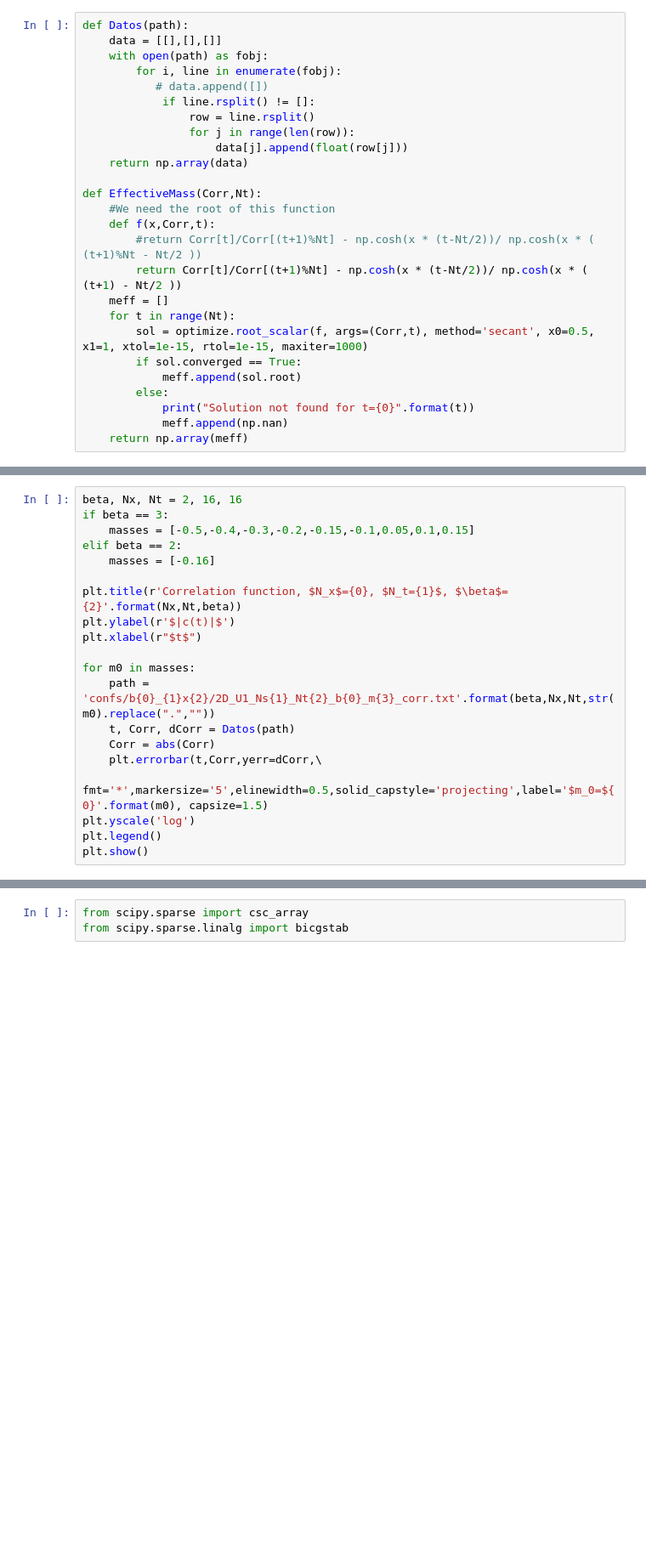
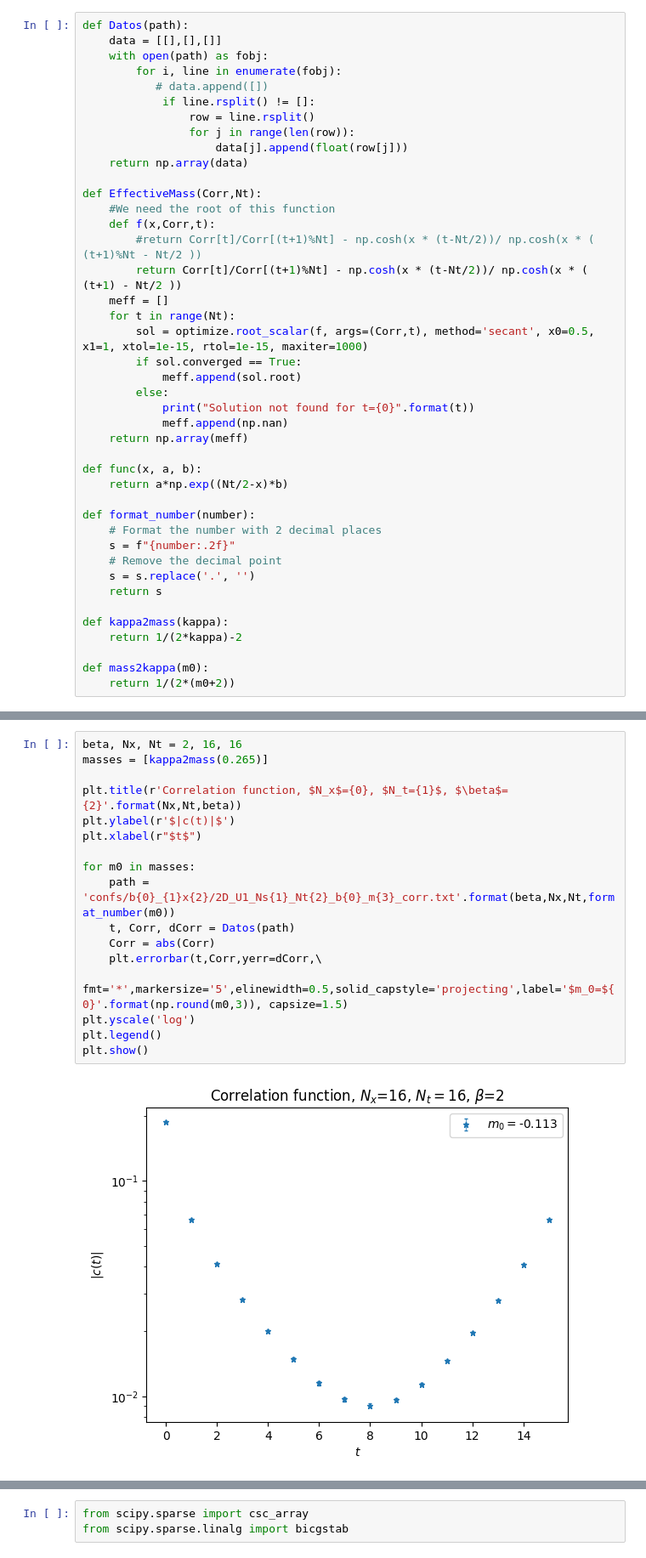
Before and after one commit to Fabian2598/SchwingerModel, a Jupyter notebook: mass_analysis.ipynb, the cells around one changed output, grey strips where cells are left out. Shown: that part at 85% size. Saved outputs shown, nothing was run; the diff lists cells and outputs as text; blank space fills up the shorter version.

```diff
--- a/mass_analysis.ipynb
+++ b/mass_analysis.ipynb
@@ -28,3 +29,19 @@ def EffectiveMass(Corr,Nt):
             print("Solution not found for t={0}".format(t))
             meff.append(np.nan)
     return np.array(meff)
+
+def func(x, a, b):
+    return a*np.exp((Nt/2-x)*b)
+
+def format_number(number):
+    # Format the number with 2 decimal places
+    s = f"{number:.2f}"
+    # Remove the decimal point
+    s = s.replace('.', '')
+    return s
+
+def kappa2mass(kappa):
+    return 1/(2*kappa)-2
+
+def mass2kappa(m0):
+    return 1/(2*(m0+2))
@@ -31,23 +52,22 @@ def EffectiveMass(Corr,Nt):
 # %%
 beta, Nx, Nt = 2, 16, 16
-if beta == 3:
-    masses = [-0.5,-0.4,-0.3,-0.2,-0.15,-0.1,0.05,0.1,0.15]
-elif beta == 2:
-    masses = [-0.16]
+masses = [kappa2mass(0.265)]
 
 plt.title(r'Correlation function, $N_x$={0}, $N_t={1}$, $\beta$={2}'.format(Nx,Nt,beta))
 plt.ylabel(r'$|c(t)|$')
 plt.xlabel(r"$t$")
 
 for m0 in masses:
-    path = 'confs/b{0}_{1}x{2}/2D_U1_Ns{1}_Nt{2}_b{0}_m{3}_corr.txt'.format(beta,Nx,Nt,str(m0).replace(".",""))
+    path = 'confs/b{0}_{1}x{2}/2D_U1_Ns{1}_Nt{2}_b{0}_m{3}_corr.txt'.format(beta,Nx,Nt,format_number(m0))
     t, Corr, dCorr = Datos(path)
     Corr = abs(Corr)
     plt.errorbar(t,Corr,yerr=dCorr,\
-        fmt='*',markersize='5',elinewidth=0.5,solid_capstyle='projecting',label='$m_0=${0}'.format(m0), capsize=1.5)
+        fmt='*',markersize='5',elinewidth=0.5,solid_capstyle='projecting',label='$m_0=${0}'.format(np.round(m0,3)), capsize=1.5)
 plt.yscale('log')
 plt.legend()
 plt.show()
+# %% [output]
+[figure, added]
 # %%
 for t in range(Nt):
     print('C({0})= {1} +- {2}'.format(t,Corr[t],dCorr[t]))
```
Also changed, not shown: parts of 8 cells of this notebook, 19 other files.
